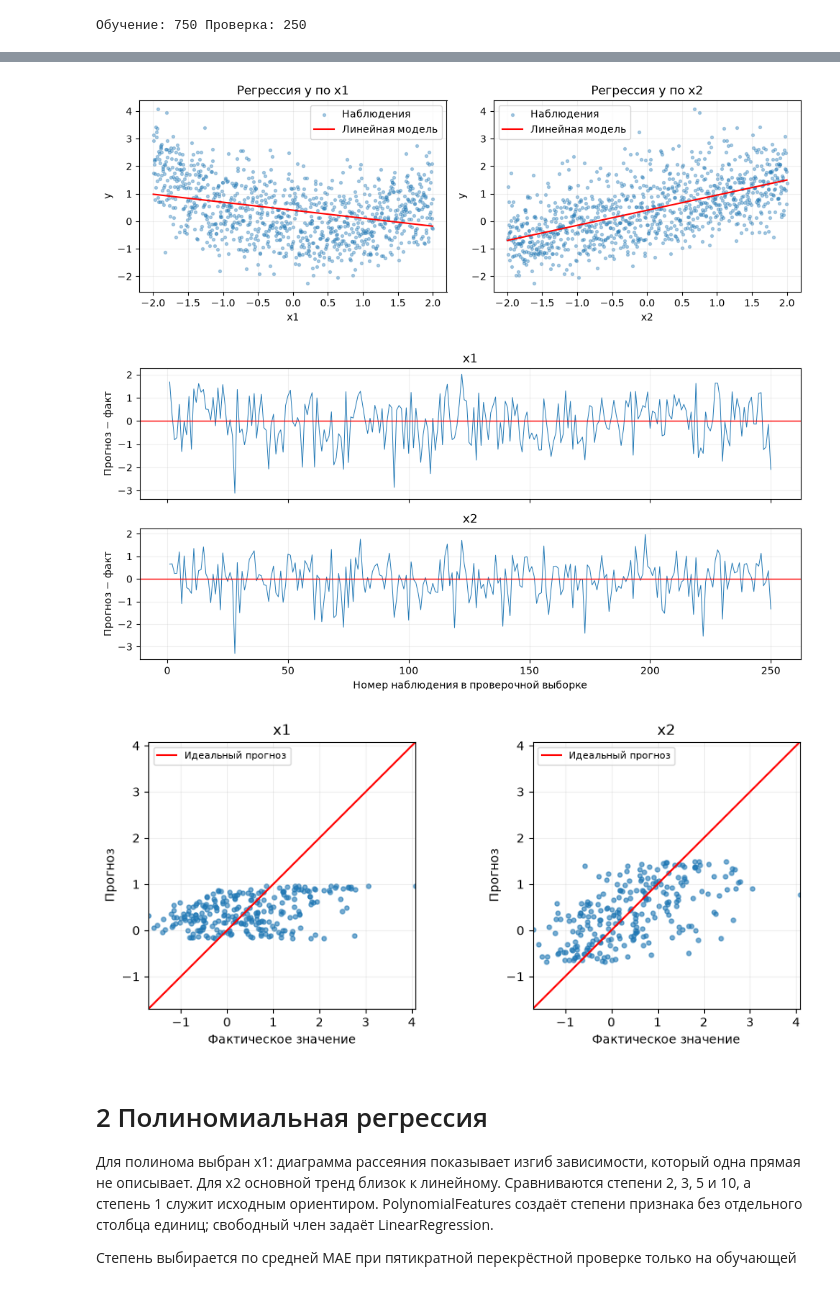
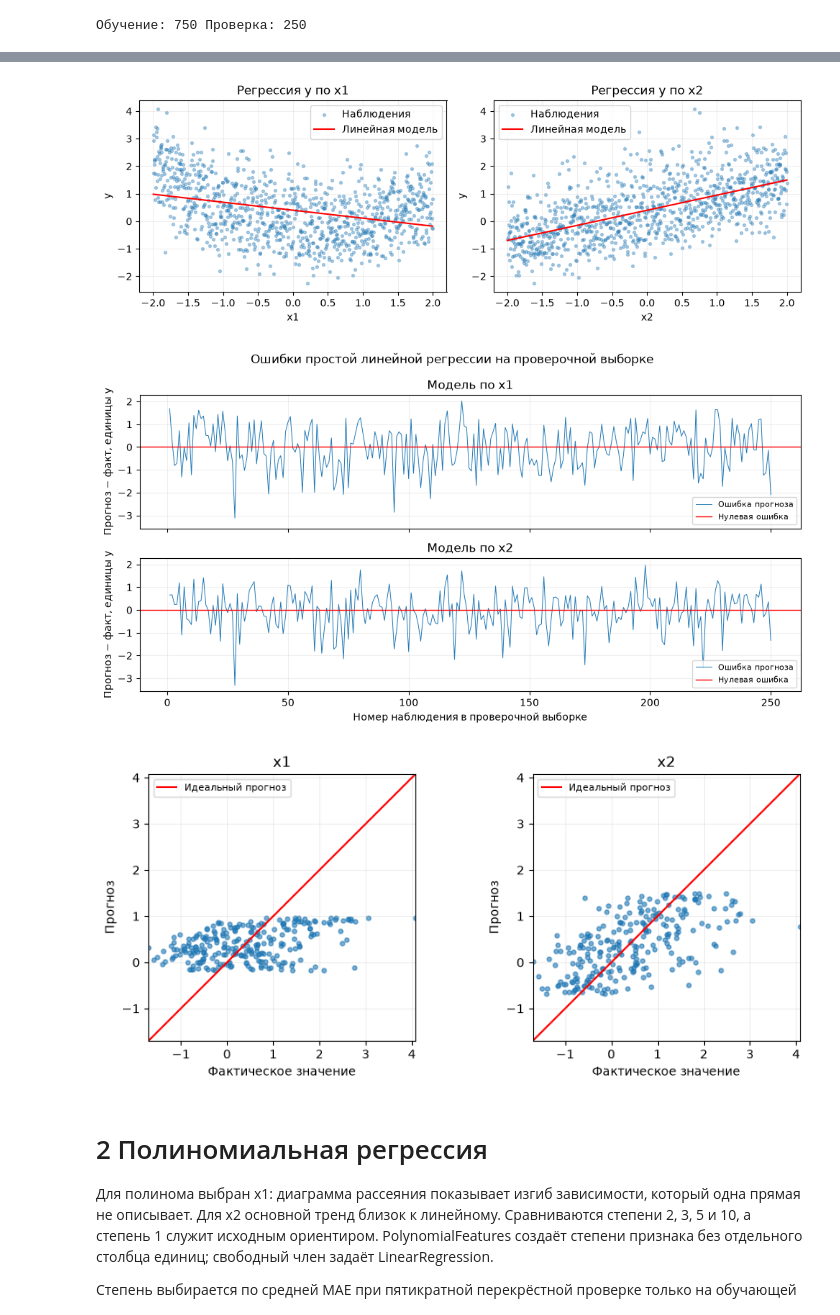
Before and after one commit to StasWW/data-analysis-lab3, a Jupyter notebook: ЛР3_Жойд_8.ipynb, the cells around one changed output, grey strips where cells are left out. Drawn from its saved outputs; the diff is of its cells as text; code cells hidden in the pictures.

```diff
--- a/ЛР3_Жойд_8.ipynb
+++ b/ЛР3_Жойд_8.ipynb
@@ -192,38 +196,42 @@ for ax, feature in zip(axes, ['x1', 'x2']):
         color='red',
         label='Линейная модель'
     )
 
     ax.set(xlabel=feature, ylabel='y', title=f'Регрессия y по {feature}')
     ax.legend()
 
 fig.tight_layout()
 plt.show()
 
-fig, axes = plt.subplots(2, 1, figsize=(10, 5), sharex=True)
+fig, axes = plt.subplots(2, 1, figsize=(10, 5.4), sharex=True, sharey=True)
+fig.suptitle('Ошибки простой линейной регрессии на проверочной выборке')
 
 for ax, feature in zip(axes, ['x1', 'x2']):
     error = simple_predictions[feature] - simple_predictions.y
 
-    ax.plot(np.arange(1, len(error) + 1), error.to_numpy(), linewidth=0.7)
-    ax.axhline(0, color='red', linewidth=1)
+    ax.plot(np.arange(1, len(error) + 1), error.to_numpy(), linewidth=0.7, label='Ошибка прогноза')
+    ax.axhline(0, color='red', linewidth=1, label='Нулевая ошибка')
 
-    ax.set(ylabel='Прогноз − факт', title=feature)
+    ax.set(ylabel='Прогноз − факт, единицы y', title=f'Модель по {feature}')
+    ax.legend(fontsize=8, loc='lower right')
 
 axes[-1].set_xlabel('Номер наблюдения в проверочной выборке')
 
 fig.tight_layout()
 plt.show()
 
 fig, axes = plt.subplots(1, 2, figsize=(9, 4))
+simple_limits = [simple_predictions.to_numpy().min(), simple_predictions.to_numpy().max()]
 
 for ax, feature in zip(axes, ['x1', 'x2']):
     fact_prediction(ax, simple_predictions.y, simple_predictions[feature], feature)
+    ax.set(xlim=simple_limits, ylim=simple_limits)
 
 fig.tight_layout()
 plt.show()
 # %% [output]
 [figure]
-[figure, old version]
+[figure, new version]
 [figure]
 # %% [markdown]
 # 2 Полиномиальная регрессия
```
Also changed, not shown: parts of 6 cells of this notebook.
